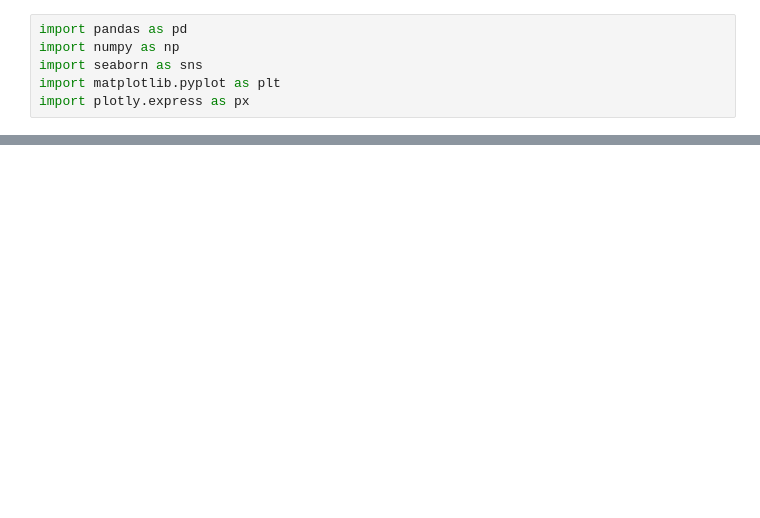
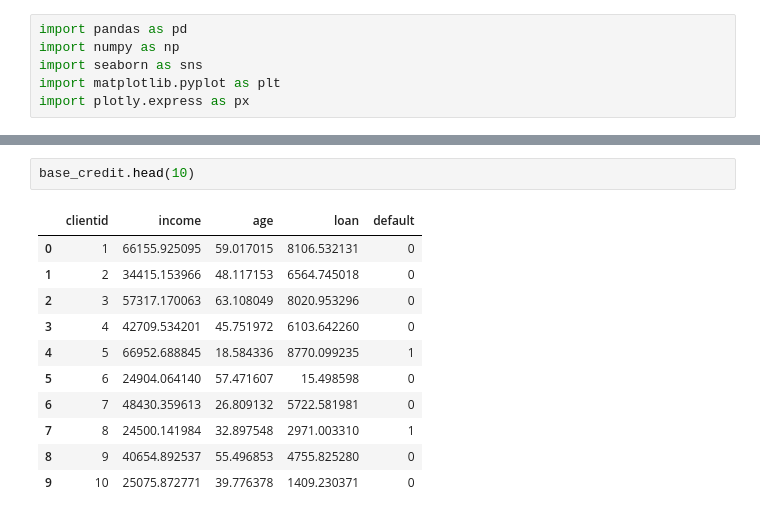
Before and after one commit to vasconcelosjean42/machine_learning-and-data-science-iaexpert, a Jupyter notebook: classificacao/parte_01_classificacao.ipynb, the cells around one changed output, grey strips where cells are left out. Cells and saved outputs as stored; diff of their text form; blank space fills up the shorter version.

```diff
--- a/classificacao/parte_01_classificacao.ipynb
+++ b/classificacao/parte_01_classificacao.ipynb
@@ -22,0 +29,14 @@ import plotly.express as px
+# %%
+base_credit.head(10)
+# %% [output]
+|  | clientid | income | age | loan | default |
+| 0 | 1 | 66155.925095 | 59.017015 | 8106.532131 | 0 |
+| 1 | 2 | 34415.153966 | 48.117153 | 6564.745018 | 0 |
+| 2 | 3 | 57317.170063 | 63.108049 | 8020.953296 | 0 |
+| 3 | 4 | 42709.534201 | 45.751972 | 6103.642260 | 0 |
+| 4 | 5 | 66952.688845 | 18.584336 | 8770.099235 | 1 |
+| 5 | 6 | 24904.064140 | 57.471607 | 15.498598 | 0 |
+| 6 | 7 | 48430.359613 | 26.809132 | 5722.581981 | 0 |
+| 7 | 8 | 24500.141984 | 32.897548 | 2971.003310 | 1 |
+| 8 | 9 | 40654.892537 | 55.496853 | 4755.825280 | 0 |
+| 9 | 10 | 25075.872771 | 39.776378 | 1409.230371 | 0 |
```
Also changed, not shown: parts of 8 cells of this notebook.
